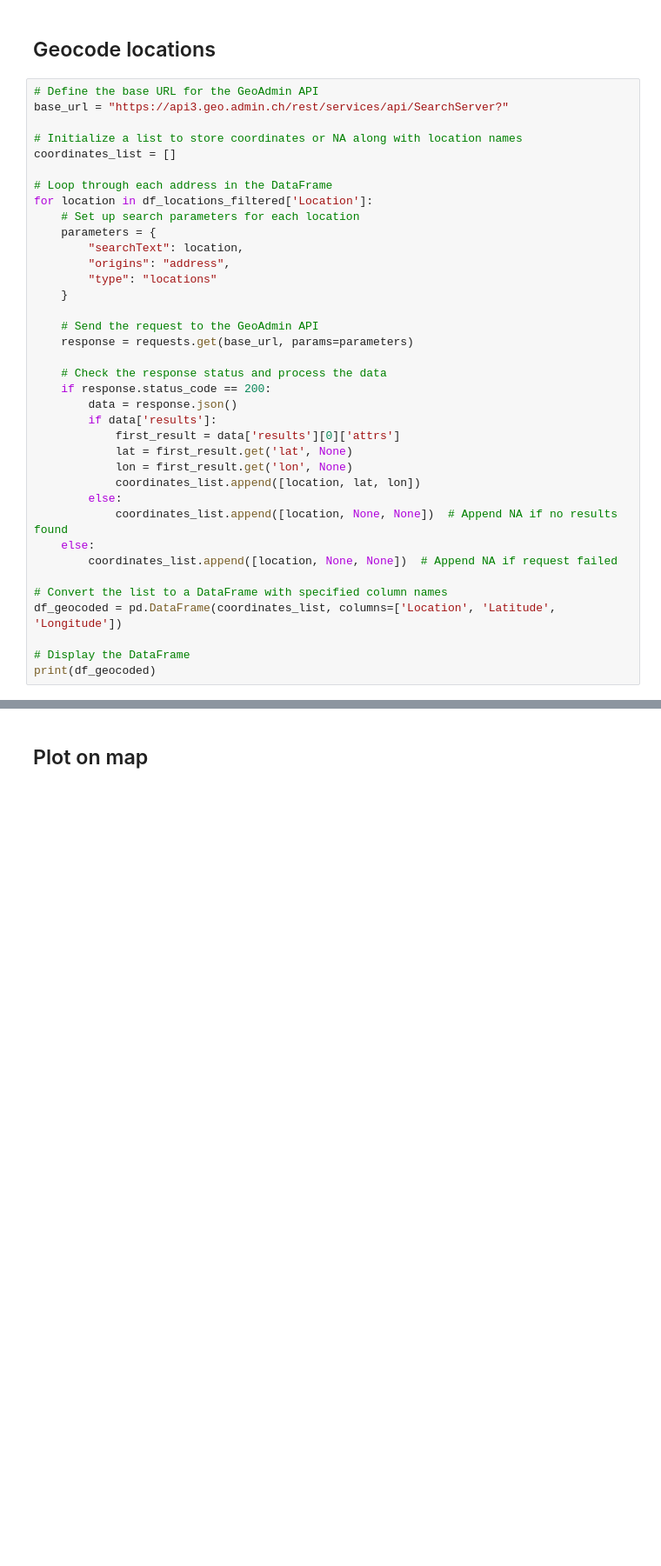
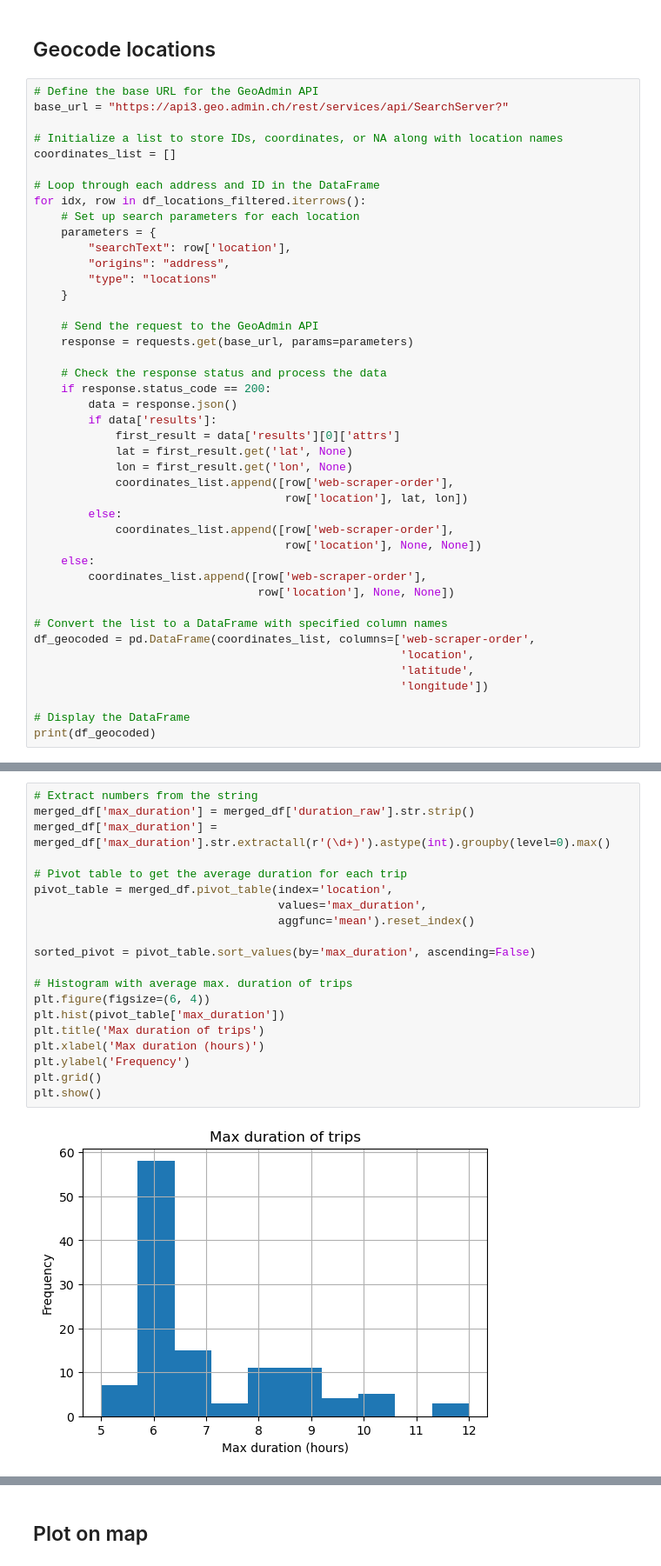
Before and after one commit to mario-gellrich-zhaw/spatial_data_analysis, a Jupyter notebook: 08_Python_Tripadvisor/tripadvisor_spatial.ipynb, the cells around one changed output, grey strips where cells are left out. Shown at 87% size. Cells and saved outputs as stored; diff of their text form; blank space fills up the shorter version.

```diff
--- a/08_Python_Tripadvisor/tripadvisor_spatial.ipynb
+++ b/08_Python_Tripadvisor/tripadvisor_spatial.ipynb
@@ -78,14 +127,14 @@ print(df_locations_filtered)
 # Define the base URL for the GeoAdmin API
 base_url = "https://api3.geo.admin.ch/rest/services/api/SearchServer?"
 
-# Initialize a list to store coordinates or NA along with location names
+# Initialize a list to store IDs, coordinates, or NA along with location names
 coordinates_list = []
 
-# Loop through each address in the DataFrame
-for location in df_locations_filtered['Location']:
+# Loop through each address and ID in the DataFrame
+for idx, row in df_locations_filtered.iterrows():
     # Set up search parameters for each location
     parameters = {
-        "searchText": location,
+        "searchText": row['location'],
         "origins": "address",
         "type": "locations"
     }
@@ -100,14 +149,20 @@ for location in df_locations_filtered['Location']:
             first_result = data['results'][0]['attrs']
             lat = first_result.get('lat', None)
             lon = first_result.get('lon', None)
-            coordinates_list.append([location, lat, lon])
+            coordinates_list.append([row['web-scraper-order'],
+                                     row['location'], lat, lon])
         else:
-            coordinates_list.append([location, None, None])  # Append NA if no results found
+            coordinates_list.append([row['web-scraper-order'],
+                                     row['location'], None, None])
     else:
-        coordinates_list.append([location, None, None])  # Append NA if request failed
+        coordinates_list.append([row['web-scraper-order'],
+                                 row['location'], None, None])
 
 # Convert the list to a DataFrame with specified column names
-df_geocoded = pd.DataFrame(coordinates_list, columns=['Location', 'Latitude', 'Longitude'])
+df_geocoded = pd.DataFrame(coordinates_list, columns=['web-scraper-order',
+                                                      'location',
+                                                      'latitude',
+                                                      'longitude'])
 
 # Display the DataFrame
 print(df_geocoded)
@@ -113,0 +247,22 @@ print(df_geocoded)
+# %%
+# Extract numbers from the string
+merged_df['max_duration'] = merged_df['duration_raw'].str.strip()
+merged_df['max_duration'] = merged_df['max_duration'].str.extractall(r'(\d+)').astype(int).groupby(level=0).max()
+
+# Pivot table to get the average duration for each trip
+pivot_table = merged_df.pivot_table(index='location',
+                                    values='max_duration',
+                                    aggfunc='mean').reset_index()
+
+sorted_pivot = pivot_table.sort_values(by='max_duration', ascending=False)
+
+# Histogram with average max. duration of trips
+plt.figure(figsize=(6, 4))
+plt.hist(pivot_table['max_duration'])
+plt.title('Max duration of trips')
+plt.xlabel('Max duration (hours)')
+plt.ylabel('Frequency')
+plt.grid()
+plt.show()
+# %% [output]
+[figure, added]
```
Also changed, not shown: parts of 18 cells of this notebook, 1 other file.
